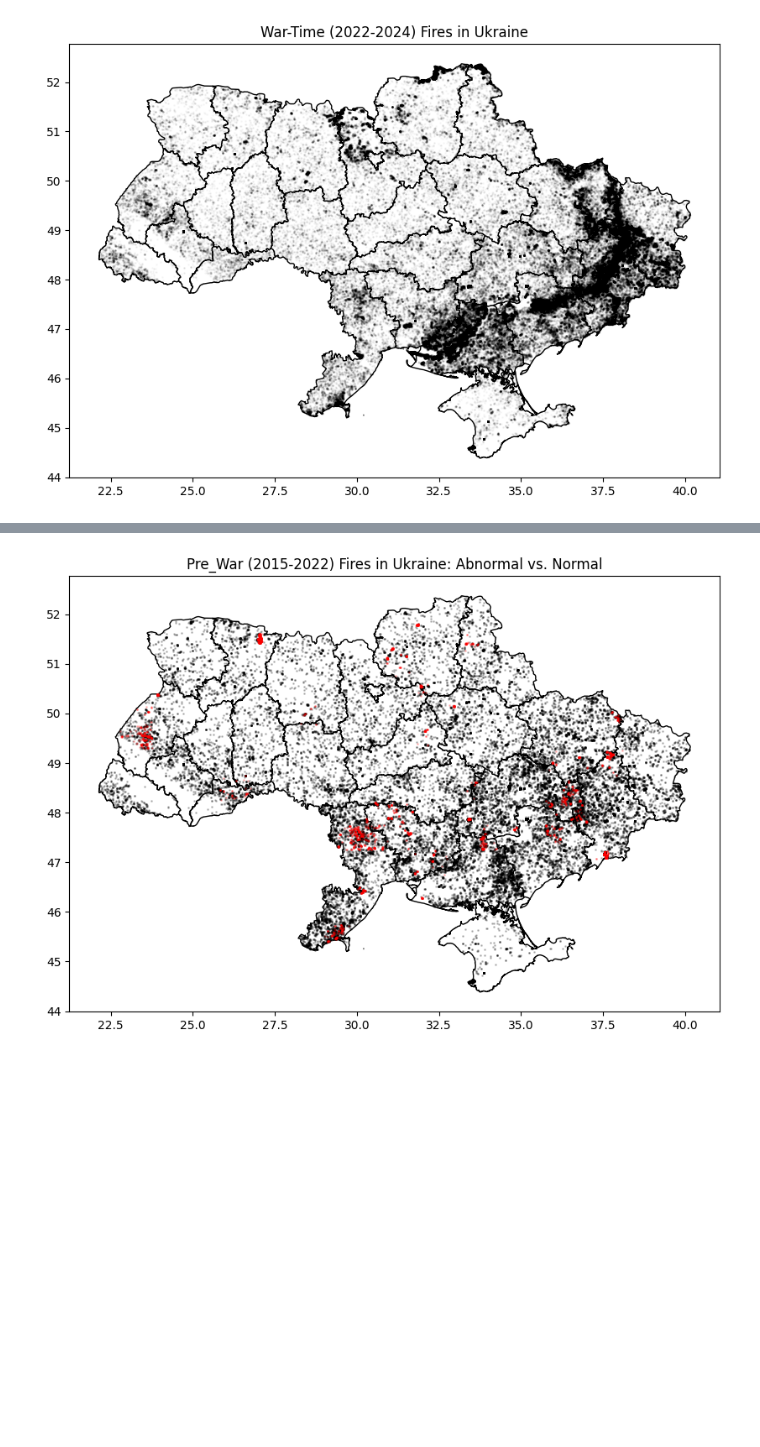
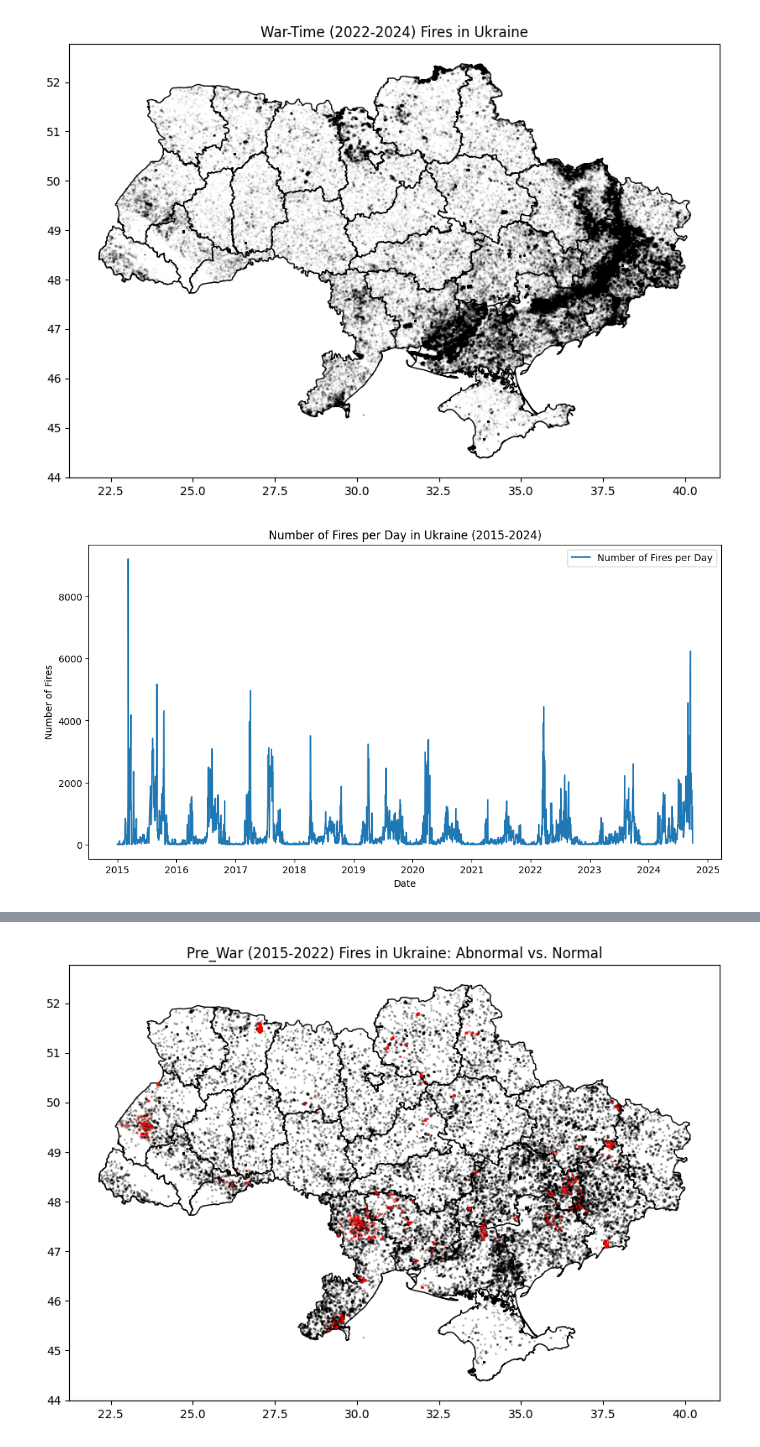
Before and after one commit to GianMan89/war-fire-model, a Jupyter notebook: 4_plotting.ipynb, the cells around one changed output, grey strips where cells are left out. Drawn from its saved outputs; the diff is of its cells as text; code cells hidden in the pictures; blank space fills up the shorter version.

Commit message:
Add: plot fires per day in UA and Eastern UA

```diff
--- a/4_plotting.ipynb
+++ b/4_plotting.ipynb
@@ -130,3 +128,23 @@ plot_ukr_fires(fire_data_post, 'input_data/raw/ukr_borders/ua.shp',
 [figure]
 [figure]
 [figure]
+# %%
+# Load fire data
+fire_data = pd.read_csv('input_data/processed/fire_data.csv')
+
+# Convert the ACQ_DATE column to datetime
+fire_data['ACQ_DATE'] = pd.to_datetime(fire_data['ACQ_DATE'])
+
+# Group by date and count the number of fires per day
+fires_per_day = fire_data.groupby('ACQ_DATE').size().reset_index(name='fire_count')
+
+# Plot the number of fires per day
+plt.figure(figsize=(12, 6))
+plt.plot(fires_per_day['ACQ_DATE'], fires_per_day['fire_count'], label='Number of Fires per Day')
+plt.xlabel('Date')
+plt.ylabel('Number of Fires')
+plt.title('Number of Fires per Day in Ukraine (2015-2024)')
+plt.legend()
+plt.show()
+# %% [output]
+[figure, added]
```
Also changed, not shown: parts of 2 cells of this notebook.
